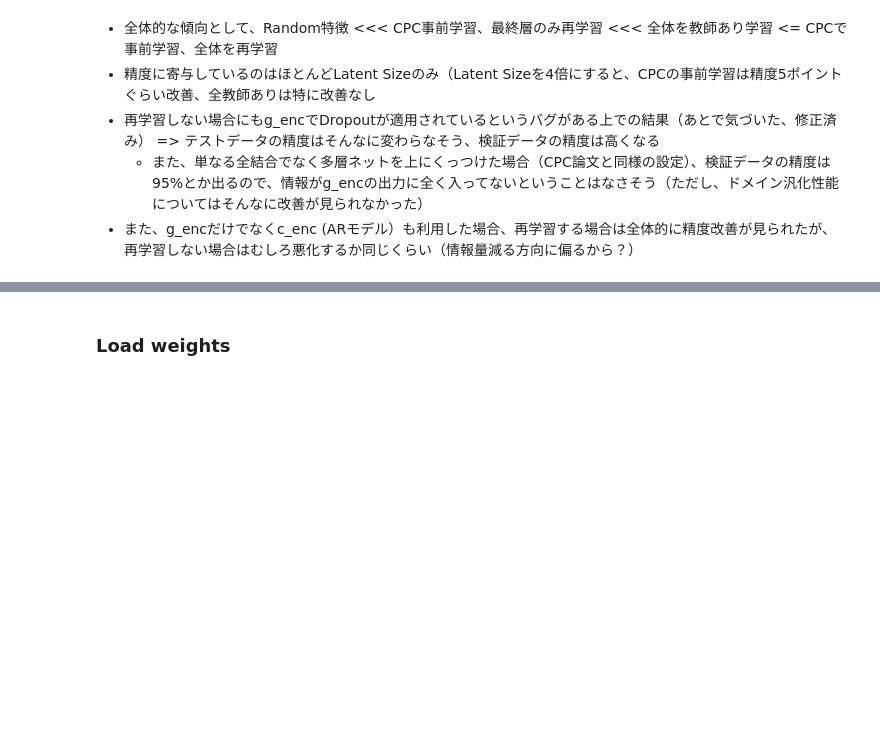
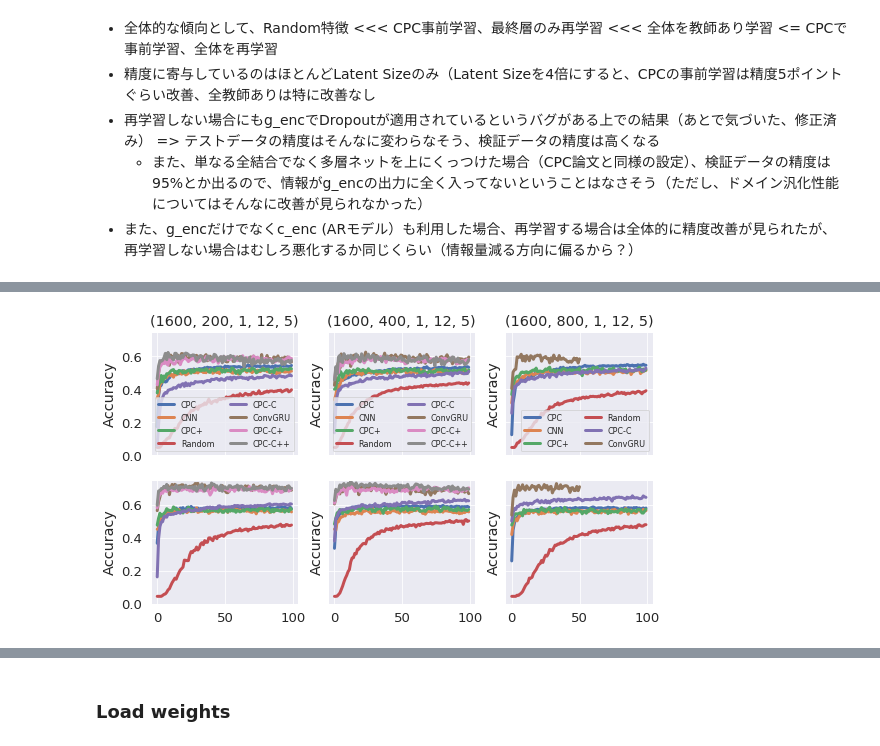
Before and after one commit to yusuke0519/constrastive_predictive_coding, a Jupyter notebook: label_prediction.ipynb, the cells around one changed output, grey strips where cells are left out. Drawn from its saved outputs; the diff is of its cells as text; code cells hidden in the pictures; blank space fills up the shorter version.

```diff
--- a/label_prediction.ipynb
+++ b/label_prediction.ipynb
@@ -179,0 +464,67 @@ config, (pretrain, finetune_g), train_result['accuracy'][idx], valid_result['acc
+# %%
+%pylab inline
+import os
+import seaborn as sns
+import pandas as pd
+from main import BASE_PATH
+
+configs =[
+    # Context Size
+    (1600, 200, 1, 12, 5),
+    (1600, 400, 1, 12, 5),
+    (1600, 800, 1, 12, 5),
+]
+configs = [config for config in configs if exists_CPC_label_results(config, (True, False, False, False)) is True]
+
+fig, axes = plt.subplots(2, len(configs), figsize=(len(configs)*3, 5), sharex=True, sharey=True)
+sns.set()
+sns.set_style("darkgrid")
+sns.set_context("paper", 1.5, {"lines.linewidth": 3})
+
+
+for i, config in enumerate(configs):
+    label_predict_names = [
+        'CPC', 'CNN', 'CPC+', 'Random', 'CPC-C', 'ConvGRU', 'CPC-C+', 'CPC-C++'
+    ]
+    label_predict_config = [
+        (True, False, False, False),   # CPC only
+        (False, True, False, False),   # Supervised
+        (True, True, False, False),   # CPC + Finetune
+        (False, False, False, False),   # Random feature
+        (True, False, True, False),   # Finetune context embedding
+        (False, True, True, True),   # Finetune context embedding
+        (True, False, True, True),   # Finetune context embedding
+        (True, True, True, True),   # Finetune context embedding
+    ]
+    g_enc_size, context_size, num_gru, L, K = config
+    ax = axes[0, i]  # accuracy
+    for label_name, label_train_config, color in zip(label_predict_names, label_predict_config, sns.color_palette()):
+        results = get_CPC_label_results(config, label_train_config)
+        if results is None:
+            continue
+        train_result, valid_result, test_result = results
+        ax.plot(valid_result['f1macro'], c=color, label=label_name)
+        # ax.plot(test_result['accuracy'].values, '--', c=color, label=None)
+    ax.legend(fontsize=8, loc=4, ncol=2)
+    # ax.set_xlabel('#Iter')
+    ax.set_ylabel('Accuracy')
+    ax.set_title(config)
+
+    ax = axes[1, i]  # F1
+    for label_name, label_train_config, color in zip(label_predict_names, label_predict_config, sns.color_palette()):
+        results = get_CPC_label_results(config, label_train_config)
+        if results is None:
+            continue
+        train_result, valid_result, test_result = results
+        ax.plot(test_result['f1macro'], c=color, label=label_name)
+
+        # ax.plot(valid_result['f1macro'], c=color, label='k={}'.format((pretrain, finetune_g)))
+        # ax.plot(test_result['f1macro'].values, '--', c=color, label=None)
+        idx = valid_result['loss'].idxmin()
+        print(config, (pretrain, finetune_g, use_c_enc), train_result['accuracy'][idx], valid_result['accuracy'][idx], test_result['accuracy'][idx], train_result['f1macro'][idx], valid_result['f1macro'][idx], test_result['f1macro'][idx])
+
+    # ax.legend(fontsize=8, loc=4)
+    # ax.set_xlabel('#Iter')
+    ax.set_ylabel('Accuracy')
+    ax.set_ylim(0, 0.75)
+# %% [output]
@@ -179,0 +548 @@ config, (pretrain, finetune_g), train_result['accuracy'][idx], valid_result['acc
+[figure, added]
```
Also changed, not shown: parts of 27 cells of this notebook, 8 other files.
